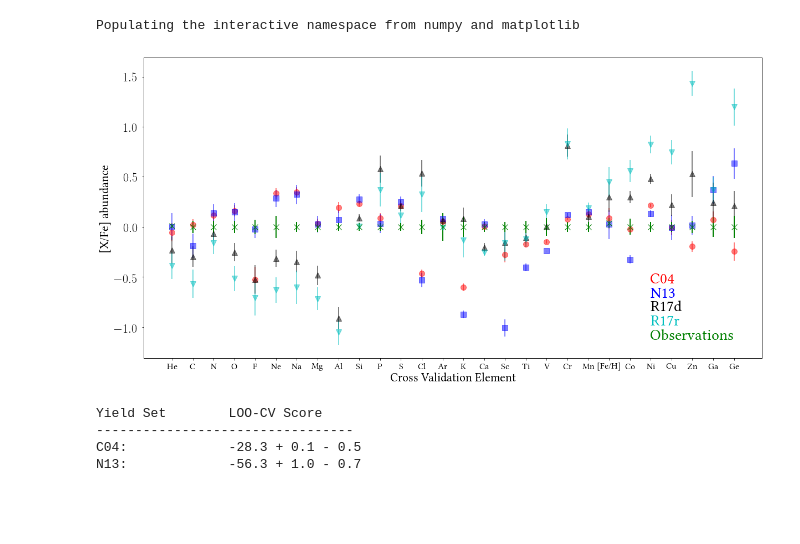
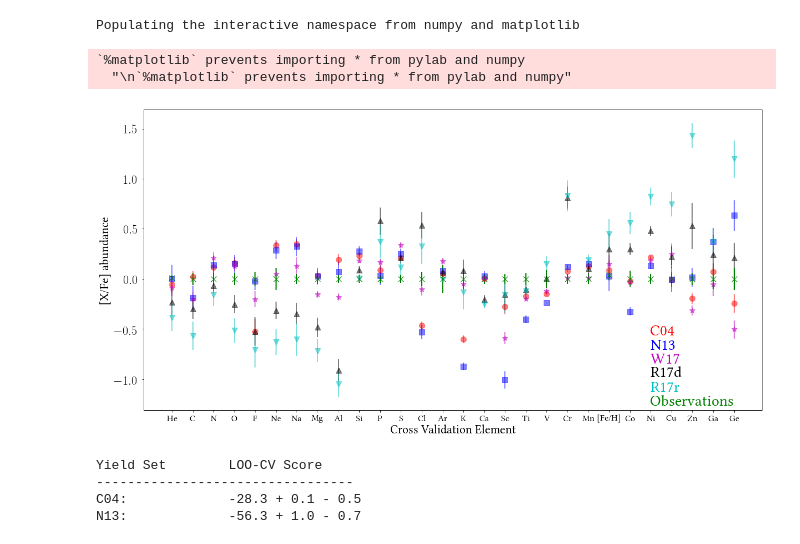
Before and after one commit to oliverphilcox/ChempyMulti, a Jupyter notebook: Overall LOO-CV Scores.ipynb, the cells around one changed output. Cells and saved outputs as stored; diff of their text form; code cells hidden in the pictures; blank space fills up the shorter version.

```diff
--- a/Overall LOO-CV Scores.ipynb
+++ b/Overall LOO-CV Scores.ipynb
@@ -4,24 +4,28 @@ dat2 = np.load('/home/philcox/Save/OVERALL/Hogg_element_predictions_chieffi04_ne
 dat3 = np.load('/home/philcox/Save/OVERALL/Hogg_element_predictions_Nomoto2013_net.npz')
 dat4 = np.load('/home/philcox/Save/OVERALL/Hogg_normalised_element_predictions_NuGrid_net_delay.npz')
 dat5 = np.load('/home/philcox/Save/OVERALL/Hogg_normalised_element_predictions_NuGrid_net_rapid.npz')
+dat6 = np.load('/home/philcox/Save/OVERALL/Hogg_normalised_element_predictions_West15_net.npz')
 
-name_list = ['C04','N13','R17d','R17r']
-shape_list = ['o','s','^','v']
-color_list = ['r','b','k','c']
+name_list = ['C04','N13','W17','R17d','R17r']
+shape_list = ['o','s','*','^','v']
+color_list = ['r','b','m','k','c']
 
-data_list = [dat2,dat3,dat4,dat5]
+data_list = [dat2,dat3,dat6,dat4,dat5]
 means = [dat['mean'] for dat in data_list]
 sigmas = [dat['sigma'] for dat in data_list]
 elements = dat2['elements']
 scores = [dat['scores'] for dat in [dat2,dat3]]
-norm_scores = [dat['normalised_scores'] for dat in [dat4,dat5]]
+norm_scores = [dat['normalised_scores'] for dat in [dat6,dat4,dat5]]
 
 dat2.close()
 dat3.close()
 dat4.close()
 dat5.close()
+dat6.close()
 # %% [output]
 Populating the interactive namespace from numpy and matplotlib
+`%matplotlib` prevents importing * from pylab and numpy
+  "\n`%matplotlib` prevents importing * from pylab and numpy"
 # %%
 #  Reorder
 alpha_names = ['He','C','N','O','F','Ne','Na','Mg','Al','Si','P','S','Cl','Ar','K','Ca','Sc','Ti','V','Cr','Mn','Fe','Co','Ni','Cu','Zn','Ga','Ge']
@@ -55,36 +59,36 @@ text_size = 22
 marker_size= 10
 small_text = 16
 plt.rc('font', family='serif',size = large_text)
 plt.rc('xtick', labelsize=small_text)
 plt.rc('ytick', labelsize=text_size)
 plt.rc('axes', labelsize=text_size, lw=1.0)
 plt.rc('lines', linewidth = 2)
 plt.rcParams['ytick.major.pad']='8'
 plt.rcParams['text.latex.preamble']=[r"\usepackage{libertine}"]
 params = {'text.usetex' : True,
     'font.family' : 'libertine',
     'text.latex.unicode': True,
     }
 plt.rcParams.update(params)
 
 # Iterate over trials
-for i in range(4):
+for i in range(5):
     plt.errorbar(np.arange(len(alpha_names)),alphamean[i],yerr=alphasigma[i],fmt=shape_list[i],ms=marker_size,c=color_list[i],alpha=0.5,label=name_list[i])
     plt.text(23,-0.56-0.14*i,name_list[i],color=color_list[i])
 plt.errorbar(np.arange(len(alpha_names)),ps_abun,yerr=ps_err,fmt='x',ms=marker_size,c='g',label='Observations')
-plt.text(23,-0.56-0.14*4,'Observations',color='g')
+plt.text(23,-0.56-0.14*5,'Observations',color='g')
 plt.ylabel('[X/Fe] abundance')
 plt.xlabel('Cross Validation Element')
 #plt.legend(loc='upper right',)
 ax=plt.gca()
 #elements = alpha_names.astype("<U6")
 for e,el in enumerate(alpha_names):
     if el == 'Fe':
         alpha_names[e] = '[Fe/H]'
 la=plt.setp(ax,xticks=np.arange(len(alpha_names)), xticklabels=alpha_names)
 plt.savefig('PaperPlots/element_prediction.pdf',dpi=300,bbox_inches='tight')
 # %% [output]
-[figure, old version]
+[figure, new version]
 # %%
 # Table of scores
 print('Yield Set \t LOO-CV Score')
```
Also changed, not shown: parts of 2 cells of this notebook, 51 other files.
